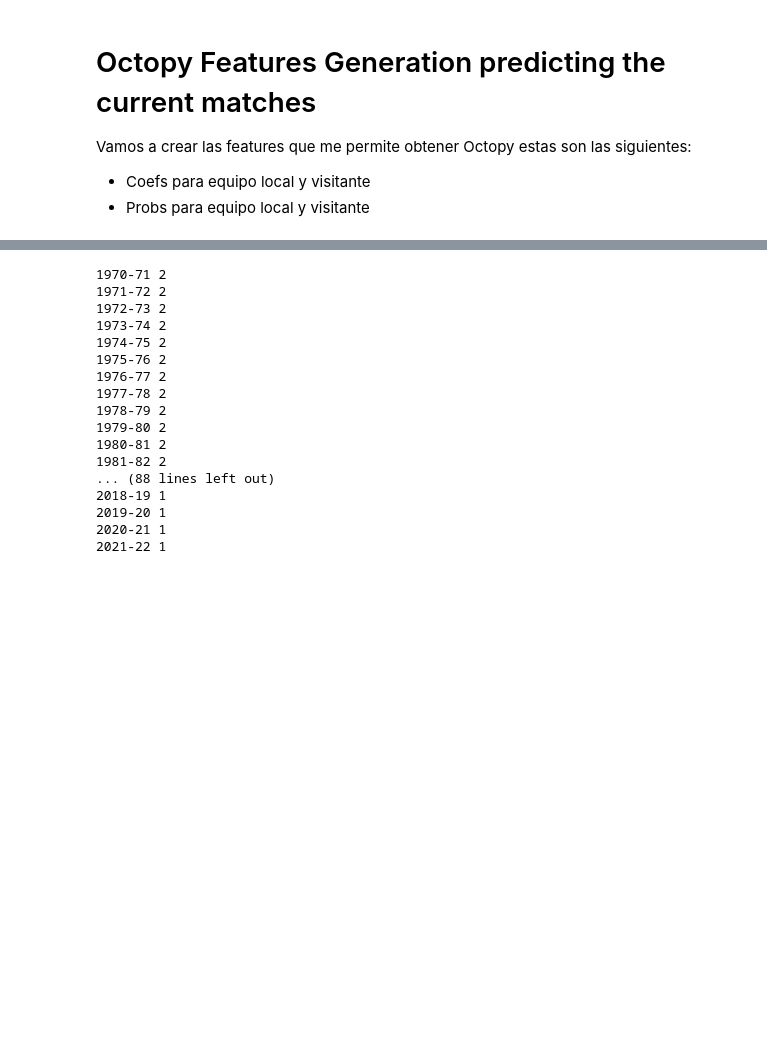
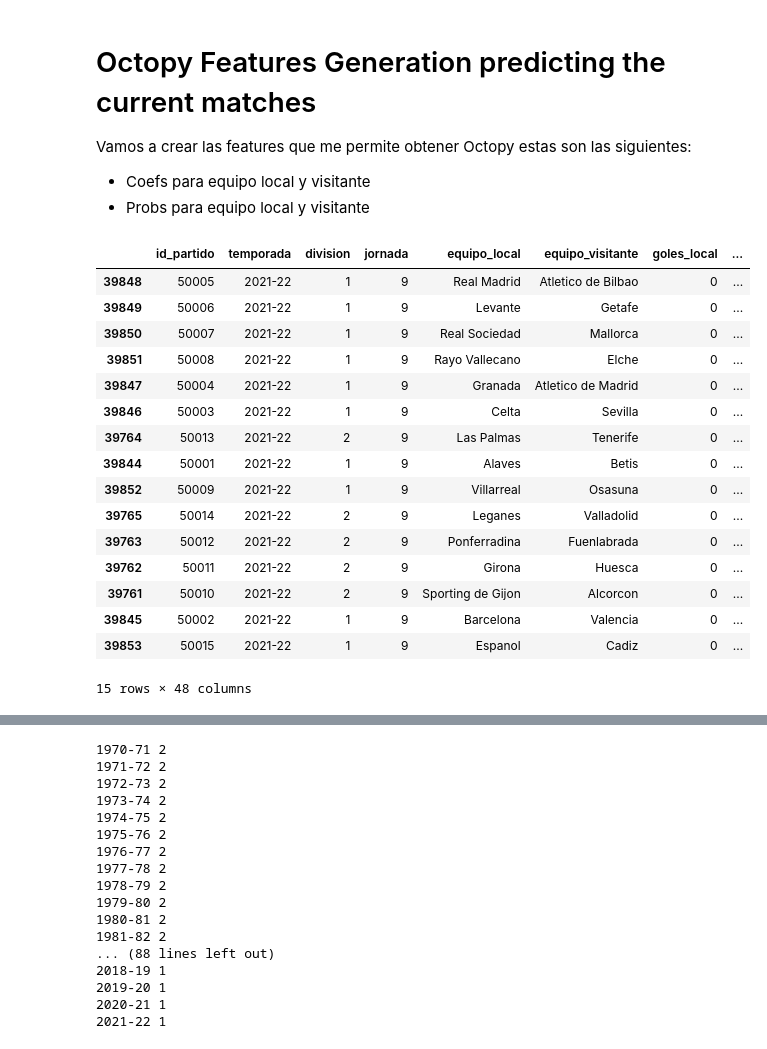
Before and after one commit to tonirodriguez/octopy, a Jupyter notebook: octopy/Generate_Octopy_Features.v2.ipynb, the cells around one changed output, grey strips where cells are left out. Drawn from its saved outputs; the diff is of its cells as text; code cells hidden in the pictures; blank space fills up the shorter version.

```diff
--- a/octopy/Generate_Octopy_Features.v2.ipynb
+++ b/octopy/Generate_Octopy_Features.v2.ipynb
@@ -39,3 +39,26 @@ partidos['fecha'] = partidos['timestamp'].map(lambda X: datetime.fromtimestamp(i
 #partidos['fecha'] = partidos['timestamp']
 #partidos['fecha'] = partidos['fecha'].map(lambda X: int(datetime.fromtimestamp(int(X)).date().strftime('%Y%m%d')))
 partidos = partidos.sort_values(by='fecha')
+# %%
+part_test = partidos[partidos['fecha'] >= date(2021, 10, 5)]
+partidos = partidos[partidos.fecha < date(2021, 10, 6)]
+# %%
+part_test.head(15)
+# %% [output]
+|  | id_partido | temporada | division | jornada | equipo_local | equipo_visitante | goles_local | ... |
+| 39848 | 50005 | 2021-22 | 1 | 9 | Real Madrid | Atletico de Bilbao | 0 | ... |
+| 39849 | 50006 | 2021-22 | 1 | 9 | Levante | Getafe | 0 | ... |
+| 39850 | 50007 | 2021-22 | 1 | 9 | Real Sociedad | Mallorca | 0 | ... |
+| 39851 | 50008 | 2021-22 | 1 | 9 | Rayo Vallecano | Elche | 0 | ... |
+| 39847 | 50004 | 2021-22 | 1 | 9 | Granada | Atletico de Madrid | 0 | ... |
+| 39846 | 50003 | 2021-22 | 1 | 9 | Celta | Sevilla | 0 | ... |
+| 39764 | 50013 | 2021-22 | 2 | 9 | Las Palmas | Tenerife | 0 | ... |
+| 39844 | 50001 | 2021-22 | 1 | 9 | Alaves | Betis | 0 | ... |
+| 39852 | 50009 | 2021-22 | 1 | 9 | Villarreal | Osasuna | 0 | ... |
+| 39765 | 50014 | 2021-22 | 2 | 9 | Leganes | Valladolid | 0 | ... |
+| 39763 | 50012 | 2021-22 | 2 | 9 | Ponferradina | Fuenlabrada | 0 | ... |
+| 39762 | 50011 | 2021-22 | 2 | 9 | Girona | Huesca | 0 | ... |
+| 39761 | 50010 | 2021-22 | 2 | 9 | Sporting de Gijon | Alcorcon | 0 | ... |
+| 39845 | 50002 | 2021-22 | 1 | 9 | Barcelona | Valencia | 0 | ... |
+| 39853 | 50015 | 2021-22 | 1 | 9 | Espanol | Cadiz | 0 | ... |
+15 rows × 48 columns
```
Also changed, not shown: parts of 8 cells of this notebook, 5 other files.
